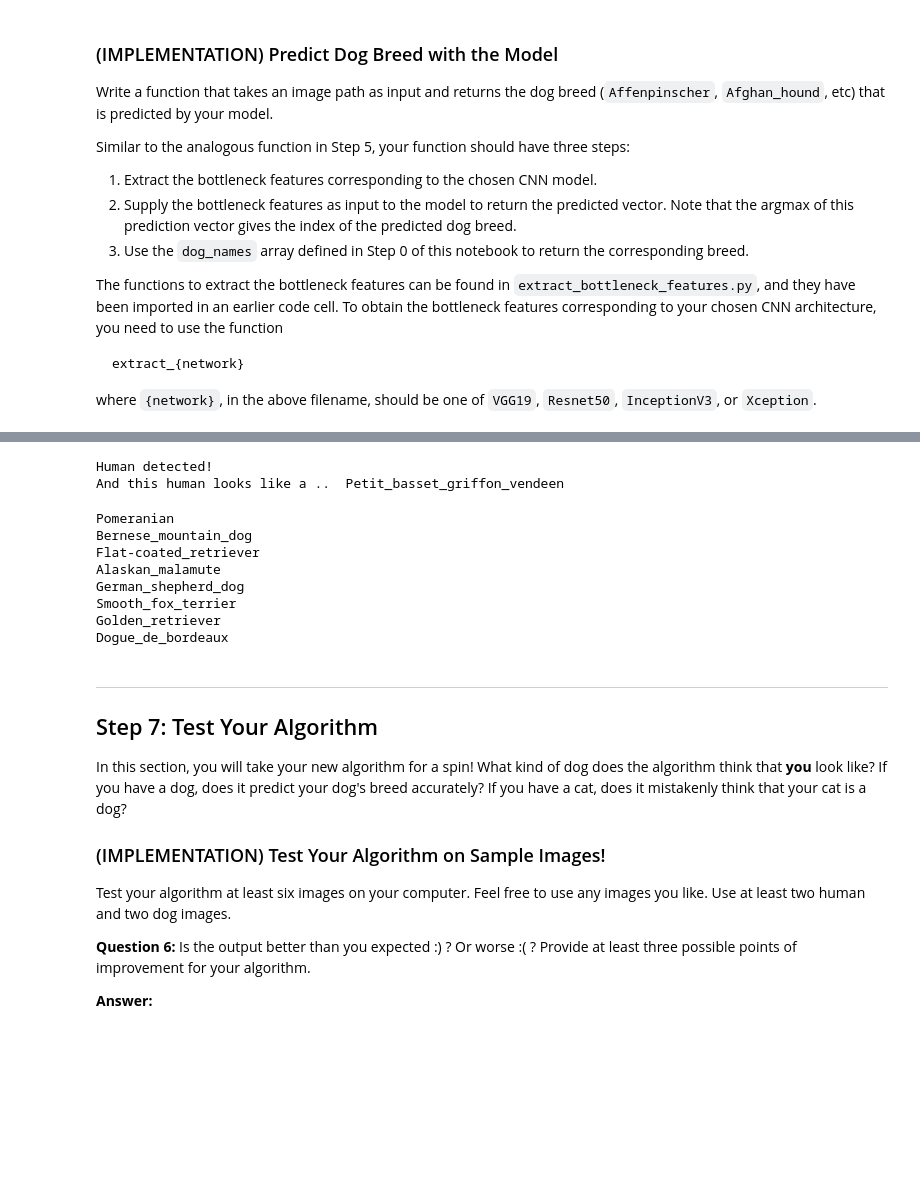
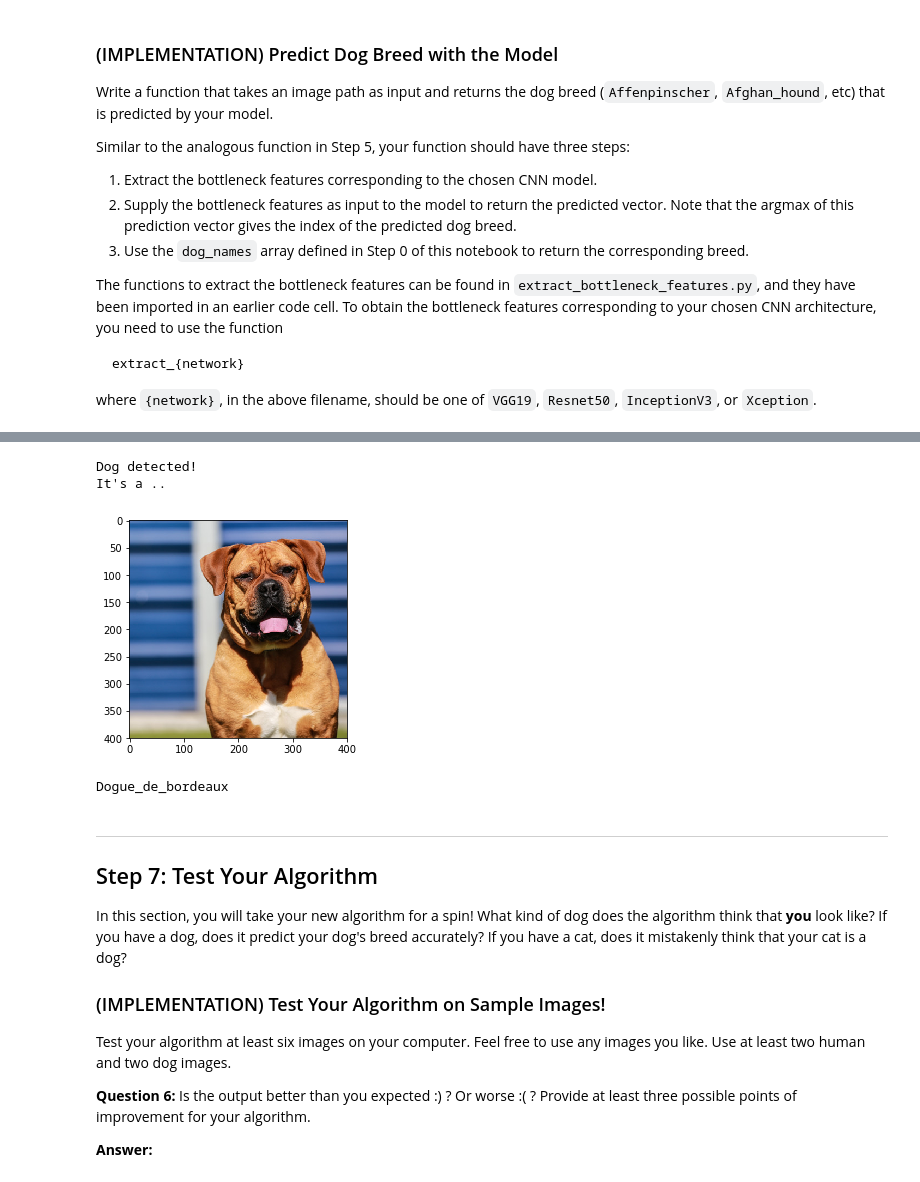
Before and after one commit to divya-nk/CNN-dog-breed, a Jupyter notebook: dog_app.ipynb, the cells around one changed output, grey strips where cells are left out. Cells and saved outputs as stored; diff of their text form; code cells hidden in the pictures; blank space fills up the shorter version.

```diff
--- a/dog_app.ipynb
+++ b/dog_app.ipynb
@@ -956,38 +959,24 @@ Some sample output for our algorithm is provided below, but feel free to design
 # %%
 ### TODO: Write your algorithm.
 ### Feel free to use as many code cells as needed.
-from IPython.core.display import HTML
-imgpath = 'test/20171129_063825.jpg' #provide image path here
-
-if face_detector(imgpath):
-    print("Human detected!")
-    print("And this human looks like a .. ", predict_breed(imgpath))
-elif dog_detector(imgpath):
-    print("Dog detected!")
-    print("It's a ",predict_breed(imgpath), "!")
-else:
-    print("Please try some other picture, no human or dog detected")
+def whatisit(filepath):
+    if face_detector(filepath):
+        print("Human detected!")
+        print("And this human looks like a .. ")
+        predict_breed(filepath)
+    elif dog_detector(filepath):
+        print("Dog detected!")
+        print("It's a ..")
+        predict_breed(filepath)
+    else:
+        print("Please try some other picture, no human or dog detected")
-# %% [output]
-Human detected!
-And this human looks like a ..  Petit_basset_griffon_vendeen
-# %%
-print(predict_breed('test/2Fupload.jpg'))
-print(predict_breed('test/Bernese-Mountain-Dog.jpg'))
-print(predict_breed('test/Flatcoat_retriever_2.jpg'))
-print(predict_breed('test/GettyImages-479671459_20170818003102.jpg'))
-print(predict_breed('test/german-shepherd-dog.jpg'))
-print(predict_breed('test/jack-russel-dog.jpg'))
-print(predict_breed('test/scroll0015.jpg'))
-print(predict_breed('test/thul-f.jpg'))
-# %% [output]
-Pomeranian
-Bernese_mountain_dog
-Flat-coated_retriever
-Alaskan_malamute
-German_shepherd_dog
-Smooth_fox_terrier
-Golden_retriever
-Dogue_de_bordeaux
+# %%
+whatisit('test/thul-f.jpg')
+# %% [output]
+Dog detected!
+It's a ..
+[figure, added]
+Dogue_de_bordeaux
 # %% [markdown]
 ---
 <a id='step7'></a>
```
Also changed, not shown: parts of 11 cells of this notebook, 5 other files.
